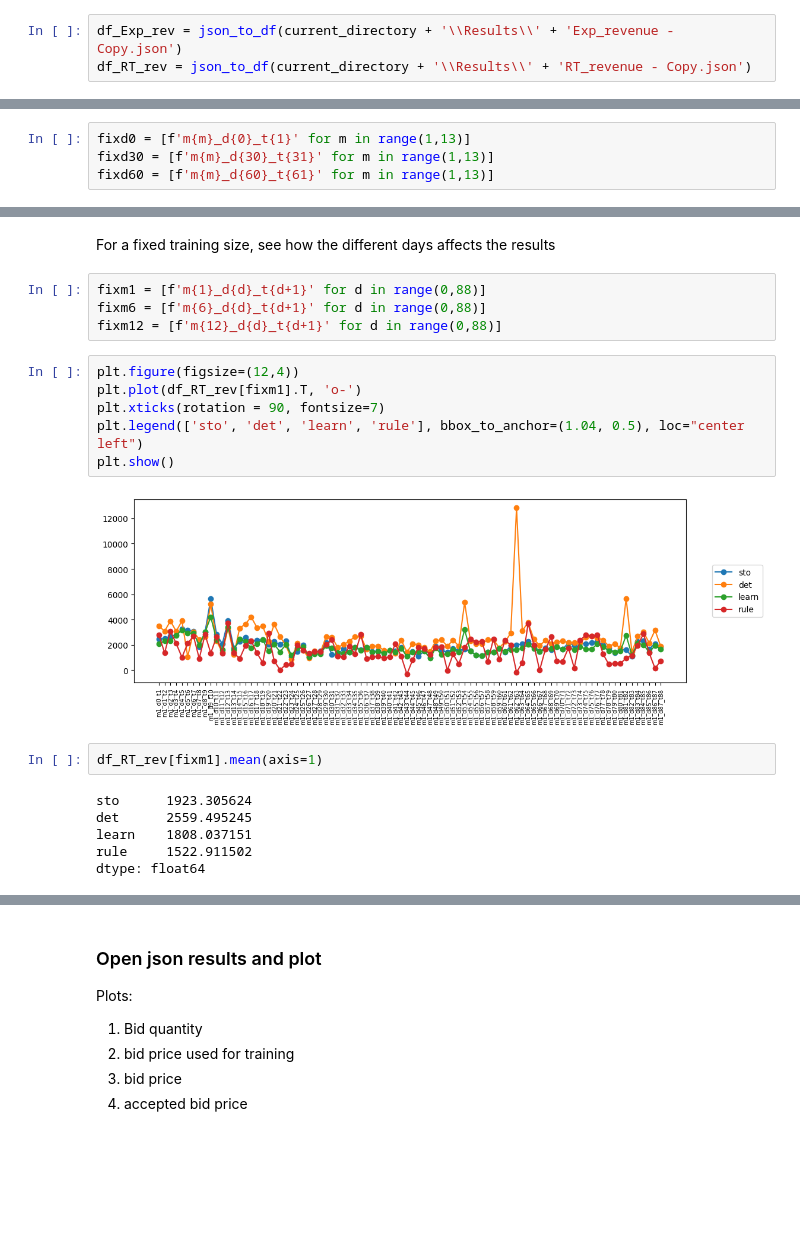
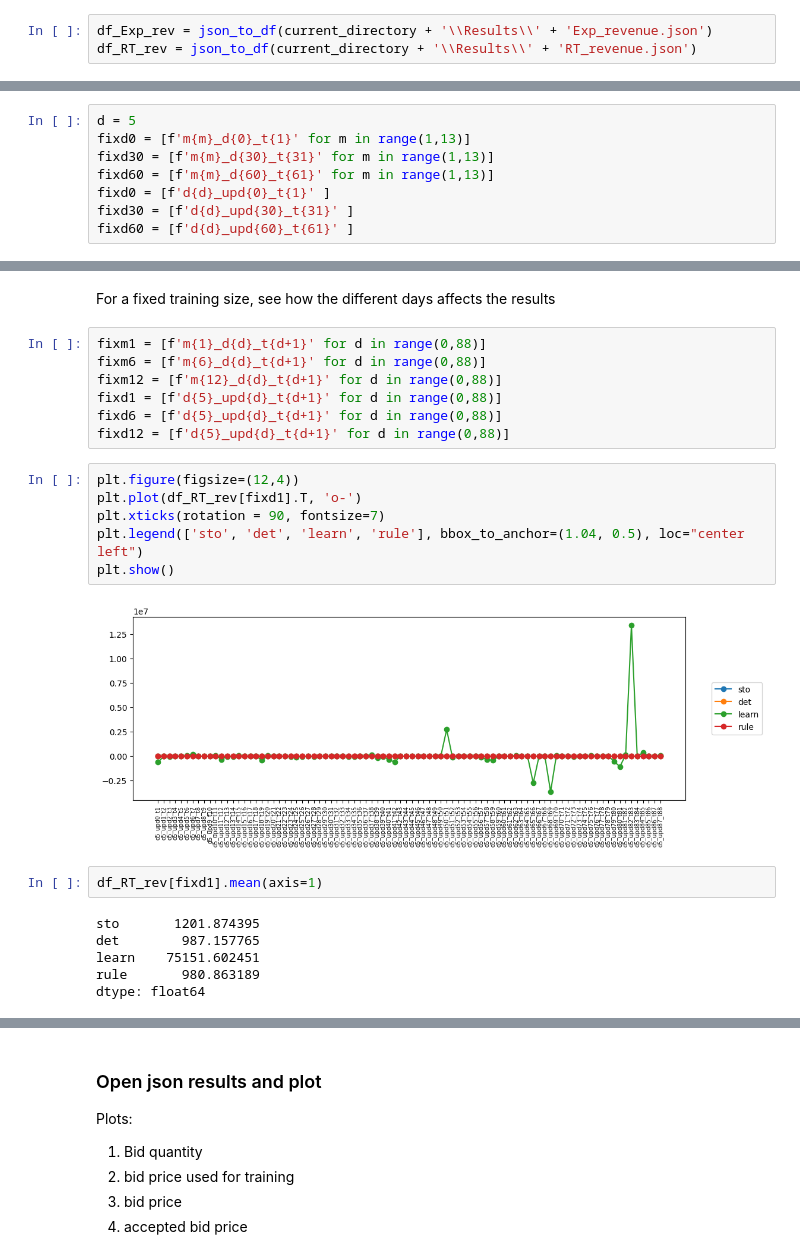
Before and after one commit to junesooshin/lightenup, a Jupyter notebook: Model and Result Examination/Model Comparison.ipynb, the cells around one changed output, grey strips where cells are left out. Saved outputs shown, nothing was run; the diff lists cells and outputs as text; blank space fills up the shorter version.

```diff
--- a/Model and Result Examination/Model Comparison.ipynb
+++ b/Model and Result Examination/Model Comparison.ipynb
@@ -21,6 +20,6 @@ Summary plots
 # %%
-df_Exp_rev = json_to_df(current_directory + '\\Results\\' + 'Exp_revenue - Copy.json')
-df_RT_rev = json_to_df(current_directory + '\\Results\\' + 'RT_revenue - Copy.json')
+df_Exp_rev = json_to_df(current_directory + '\\Results\\' + 'Exp_revenue.json')
+df_RT_rev = json_to_df(current_directory + '\\Results\\' + 'RT_revenue.json')
 # %%
 Array = Create_Array_from_Rev(df_Exp_rev,df_RT_rev)
 plot_Revenue_Test(Array)
@@ -29,9 +28,13 @@ plot_Revenue_Test(Array)
 # %% [markdown]
 For a fixed day, see how the training size affects the results
 # %%
+d = 5
 fixd0 = [f'm{m}_d{0}_t{1}' for m in range(1,13)]
 fixd30 = [f'm{m}_d{30}_t{31}' for m in range(1,13)]
 fixd60 = [f'm{m}_d{60}_t{61}' for m in range(1,13)]
+fixd0 = [f'd{d}_upd{0}_t{1}' ]
+fixd30 = [f'd{d}_upd{30}_t{31}' ]
+fixd60 = [f'd{d}_upd{60}_t{61}' ]
 # %%
 plt.figure(figsize=(6,4))
 plt.plot(df_RT_rev[fixd0].T, 'o-')
@@ -62,21 +65,24 @@ For a fixed training size, see how the different days affects the results
 fixm1 = [f'm{1}_d{d}_t{d+1}' for d in range(0,88)]
 fixm6 = [f'm{6}_d{d}_t{d+1}' for d in range(0,88)]
 fixm12 = [f'm{12}_d{d}_t{d+1}' for d in range(0,88)]
+fixd1 = [f'd{5}_upd{d}_t{d+1}' for d in range(0,88)]
+fixd6 = [f'd{5}_upd{d}_t{d+1}' for d in range(0,88)]
+fixd12 = [f'd{5}_upd{d}_t{d+1}' for d in range(0,88)]
 # %%
 plt.figure(figsize=(12,4))
-plt.plot(df_RT_rev[fixm1].T, 'o-')
+plt.plot(df_RT_rev[fixd1].T, 'o-')
 plt.xticks(rotation = 90, fontsize=7)
 plt.legend(['sto', 'det', 'learn', 'rule'], bbox_to_anchor=(1.04, 0.5), loc="center left")
 plt.show()
 # %% [output]
-[figure, old version]
+[figure, new version]
 # %%
-df_RT_rev[fixm1].mean(axis=1)
+df_RT_rev[fixd1].mean(axis=1)
 # %% [output]
-sto      1923.305624
-det      2559.495245
-learn    1808.037151
-rule     1522.911502
+sto       1201.874395
+det        987.157765
+learn    75151.602451
+rule       980.863189
 dtype: float64
 # %%
 plt.figure(figsize=(12,4))
```
Also changed, not shown: parts of 14 cells of this notebook, 9 other files.
